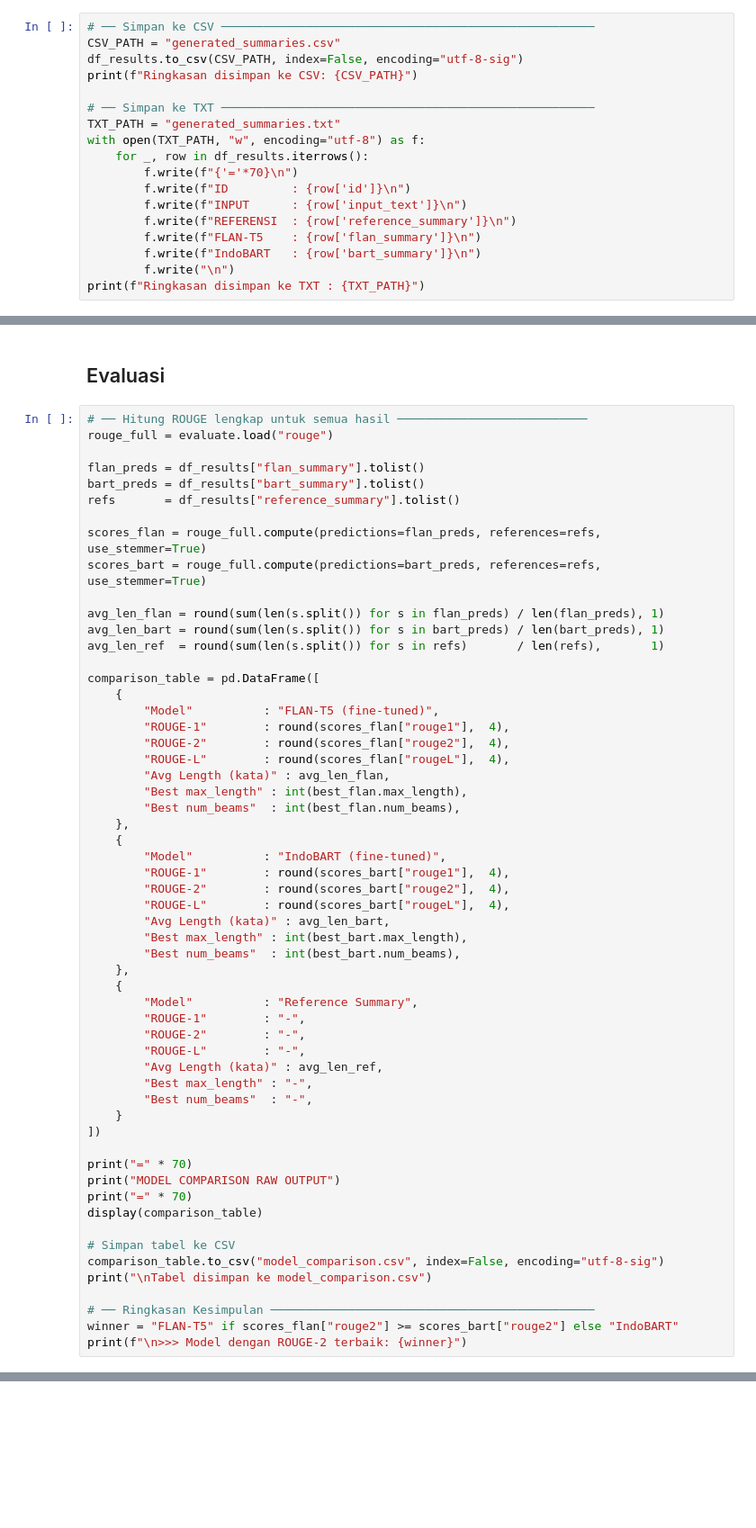
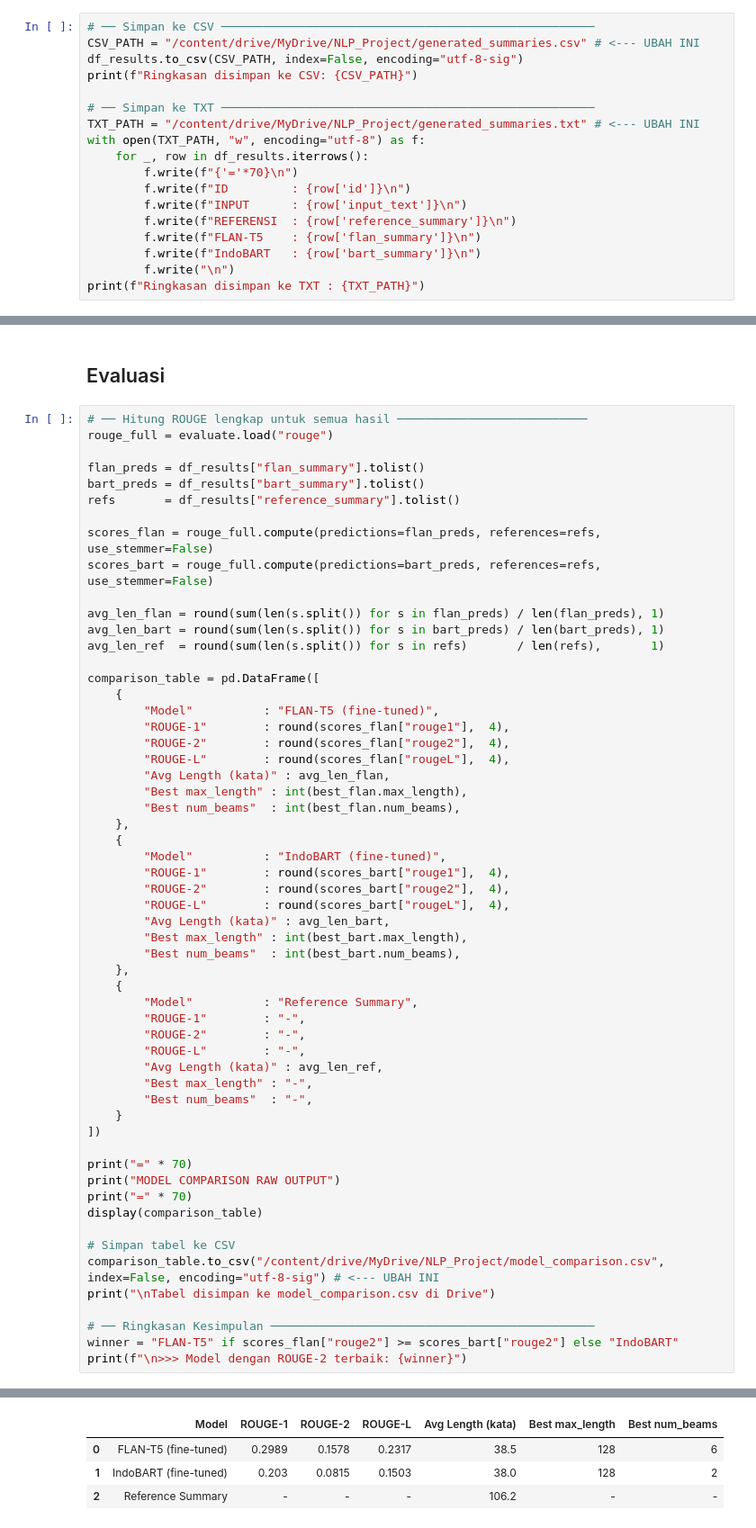
Before and after one commit to Sabitwise/NLP-ArticleSummarization, a Jupyter notebook: History_Article_Modelling.ipynb, the cells around one changed output, grey strips where cells are left out. Shown at 90% size. Drawn from its saved outputs; the diff is of its cells as text; blank space fills up the shorter version.

```diff
--- a/History_Article_Modelling.ipynb
+++ b/History_Article_Modelling.ipynb
@@ -873,11 +794,11 @@ display(df_results.head(3))
 # %%
 # ── Simpan ke CSV ─────────────────────────────────────────────────────
-CSV_PATH = "generated_summaries.csv"
+CSV_PATH = "/content/drive/MyDrive/NLP_Project/generated_summaries.csv" # <--- UBAH INI
 df_results.to_csv(CSV_PATH, index=False, encoding="utf-8-sig")
 print(f"Ringkasan disimpan ke CSV: {CSV_PATH}")
 
 # ── Simpan ke TXT ─────────────────────────────────────────────────────
-TXT_PATH = "generated_summaries.txt"
+TXT_PATH = "/content/drive/MyDrive/NLP_Project/generated_summaries.txt" # <--- UBAH INI
 with open(TXT_PATH, "w", encoding="utf-8") as f:
     for _, row in df_results.iterrows():
         f.write(f"{'='*70}\n")
@@ -898,8 +822,8 @@ flan_preds = df_results["flan_summary"].tolist()
 bart_preds = df_results["bart_summary"].tolist()
 refs       = df_results["reference_summary"].tolist()
 
-scores_flan = rouge_full.compute(predictions=flan_preds, references=refs, use_stemmer=True)
-scores_bart = rouge_full.compute(predictions=bart_preds, references=refs, use_stemmer=True)
+scores_flan = rouge_full.compute(predictions=flan_preds, references=refs, use_stemmer=False)
+scores_bart = rouge_full.compute(predictions=bart_preds, references=refs, use_stemmer=False)
 
 avg_len_flan = round(sum(len(s.split()) for s in flan_preds) / len(flan_preds), 1)
 avg_len_bart = round(sum(len(s.split()) for s in bart_preds) / len(bart_preds), 1)
@@ -941,9 +865,10 @@ print("=" * 70)
 display(comparison_table)
 
 # Simpan tabel ke CSV
-comparison_table.to_csv("model_comparison.csv", index=False, encoding="utf-8-sig")
-print("\nTabel disimpan ke model_comparison.csv")
+comparison_table.to_csv("/content/drive/MyDrive/NLP_Project/model_comparison.csv", index=False, encoding="utf-8-sig") # <--- UBAH INI
+print("\nTabel disimpan ke model_comparison.csv di Drive")
 
 # ── Ringkasan Kesimpulan ──────────────────────────────────────────────
 winner = "FLAN-T5" if scores_flan["rouge2"] >= scores_bart["rouge2"] else "IndoBART"
 print(f"\n>>> Model dengan ROUGE-2 terbaik: {winner}")
+# %% [output]
@@ -949,0 +878,4 @@ print(f"\n>>> Model dengan ROUGE-2 terbaik: {winner}")
+|  | Model | ROUGE-1 | ROUGE-2 | ROUGE-L | Avg Length (kata) | Best max_length | Best num_beams |
+| 0 | FLAN-T5 (fine-tuned) | 0.2989 | 0.1578 | 0.2317 | 38.5 | 128 | 6 |
+| 1 | IndoBART (fine-tuned) | 0.203 | 0.0815 | 0.1503 | 38.0 | 128 | 2 |
+| 2 | Reference Summary | - | - | - | 106.2 | - | - |
```
Also changed, not shown: parts of 28 cells of this notebook, 2 other files.
